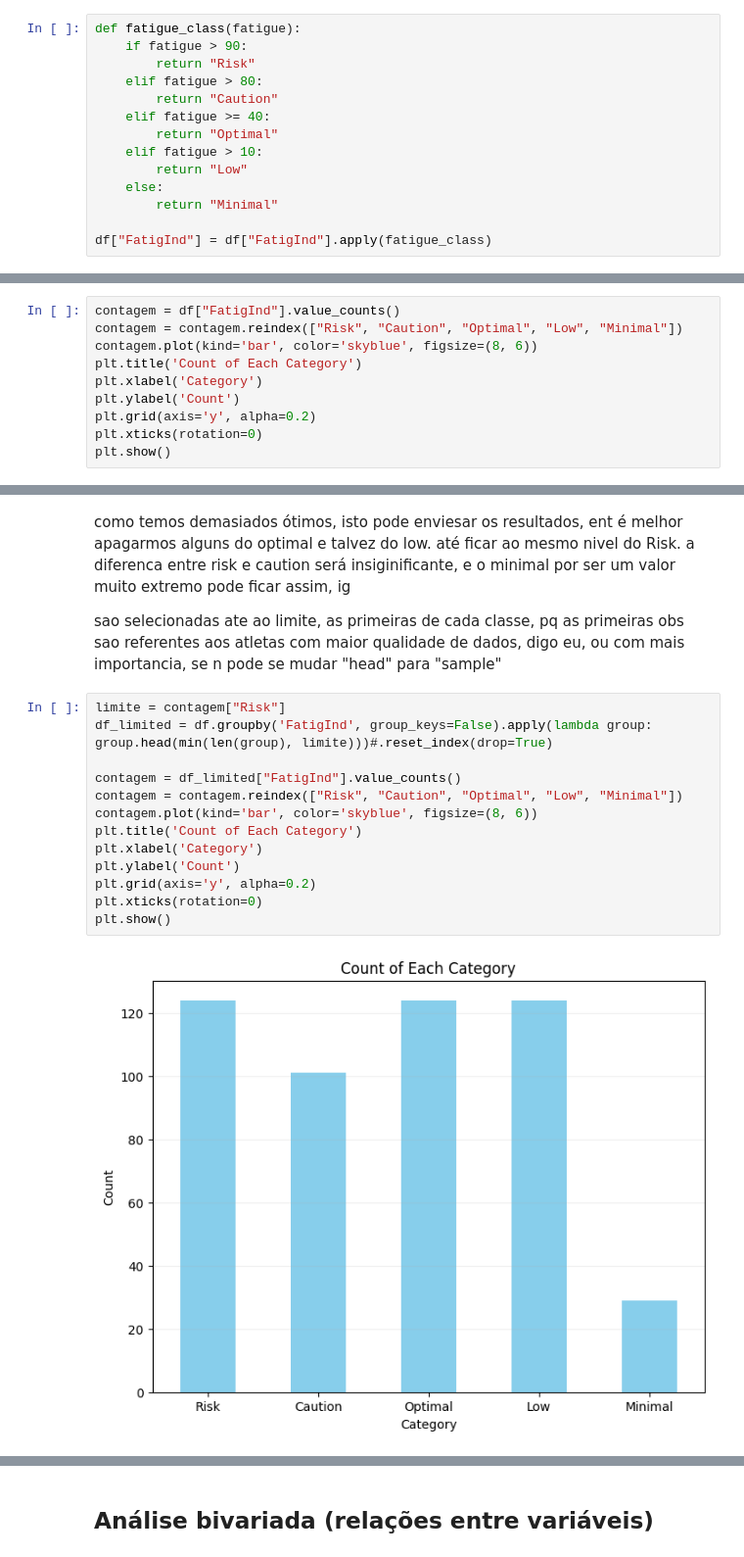
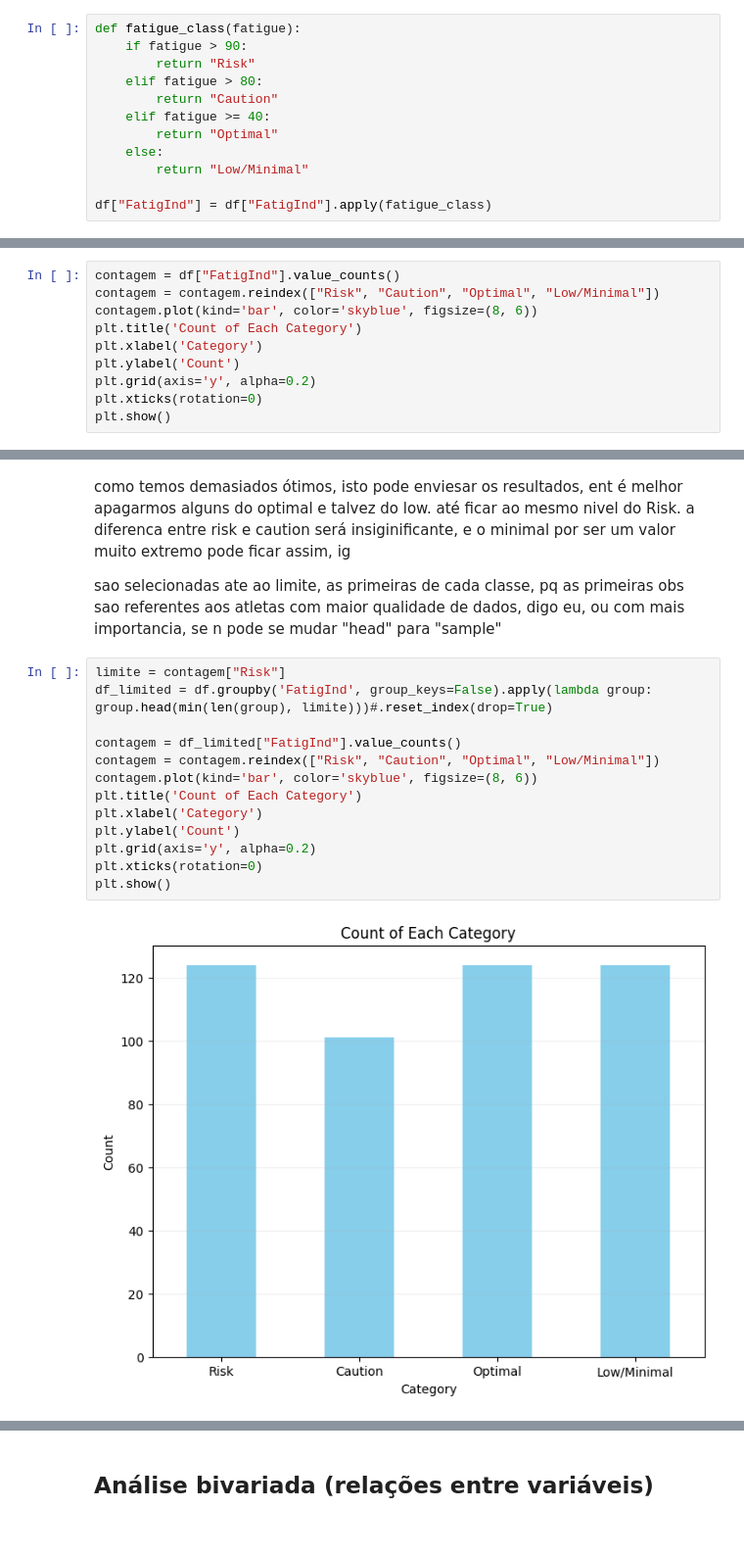
Before and after one commit to jepe06/Project-One---Fatigue-Index, a Jupyter notebook: Proj_one.ipynb, the cells around one changed output, grey strips where cells are left out. Shown: that part at 98% size. Drawn from its saved outputs; the diff is of its cells as text.

```diff
--- a/Proj_one.ipynb
+++ b/Proj_one.ipynb
@@ -80,10 +82,8 @@ def fatigue_class(fatigue):
         return "Caution"
     elif fatigue >= 40:
         return "Optimal"
-    elif fatigue > 10:
-        return "Low"
     else:
-        return "Minimal"
+        return "Low/Minimal"
 
 df["FatigInd"] = df["FatigInd"].apply(fatigue_class)
 # %%
@@ -220,7 +207,7 @@ dtype: int64
 ver qnt de tipos de fadiga
 # %%
 contagem = df["FatigInd"].value_counts()
-contagem = contagem.reindex(["Risk", "Caution", "Optimal", "Low", "Minimal"])
+contagem = contagem.reindex(["Risk", "Caution", "Optimal", "Low/Minimal"])
 contagem.plot(kind='bar', color='skyblue', figsize=(8, 6))
 plt.title('Count of Each Category')
 plt.xlabel('Category')
@@ -237,17 +224,17 @@ sao selecionadas ate ao limite, as primeiras de cada classe, pq as primeiras obs
 # %%
 limite = contagem["Risk"]
 df_limited = df.groupby('FatigInd', group_keys=False).apply(lambda group: group.head(min(len(group), limite)))#.reset_index(drop=True)
 
 contagem = df_limited["FatigInd"].value_counts()
-contagem = contagem.reindex(["Risk", "Caution", "Optimal", "Low", "Minimal"])
+contagem = contagem.reindex(["Risk", "Caution", "Optimal", "Low/Minimal"])
 contagem.plot(kind='bar', color='skyblue', figsize=(8, 6))
 plt.title('Count of Each Category')
 plt.xlabel('Category')
 plt.ylabel('Count')
 plt.grid(axis='y', alpha=0.2)
 plt.xticks(rotation=0)
 plt.show()
 # %% [output]
-[figure, old version]
+[figure, new version]
 # %%
 contagem = df_limited["FatigInd"].value_counts()
```
Also changed, not shown: parts of 10 cells of this notebook, 1 other file.
